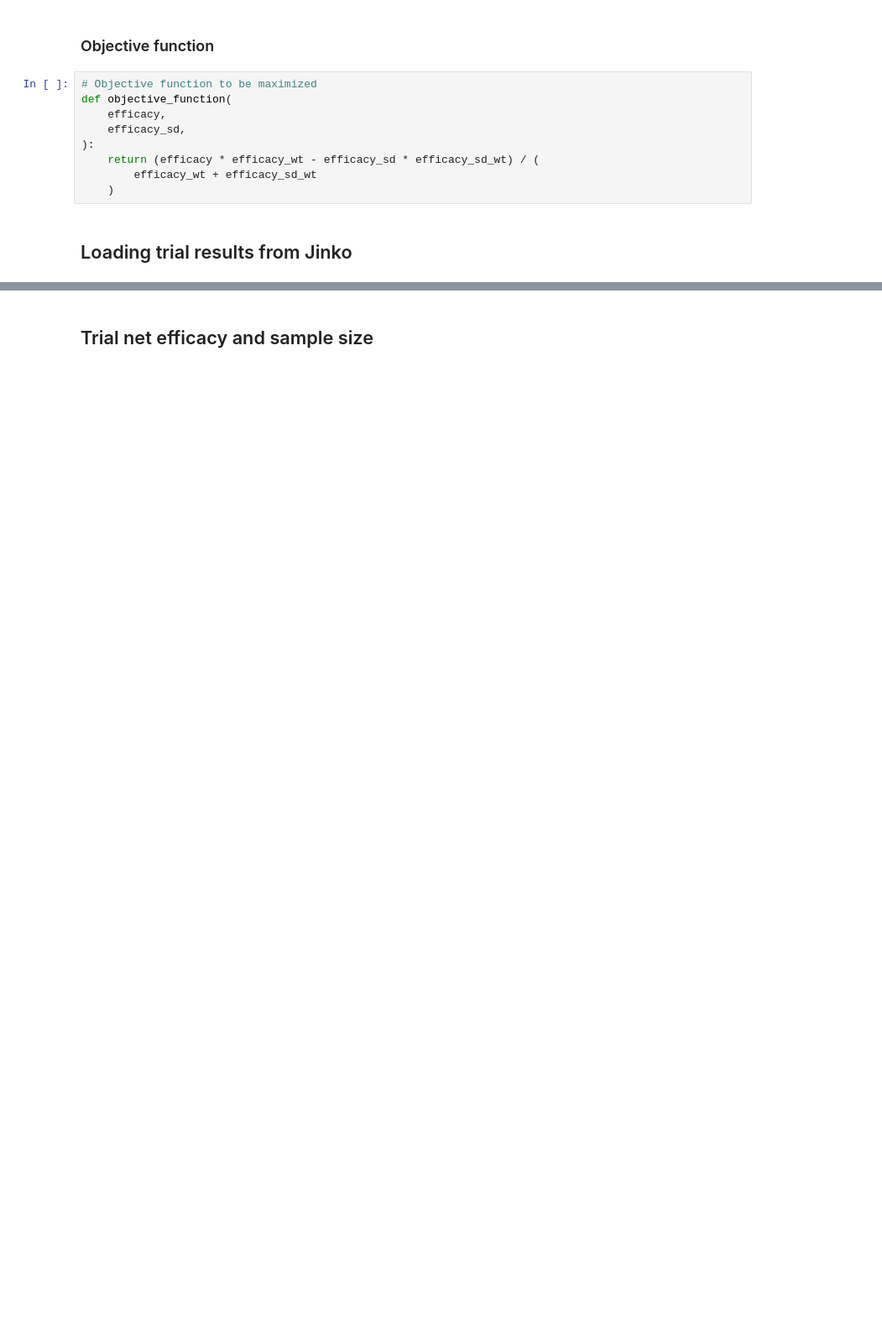
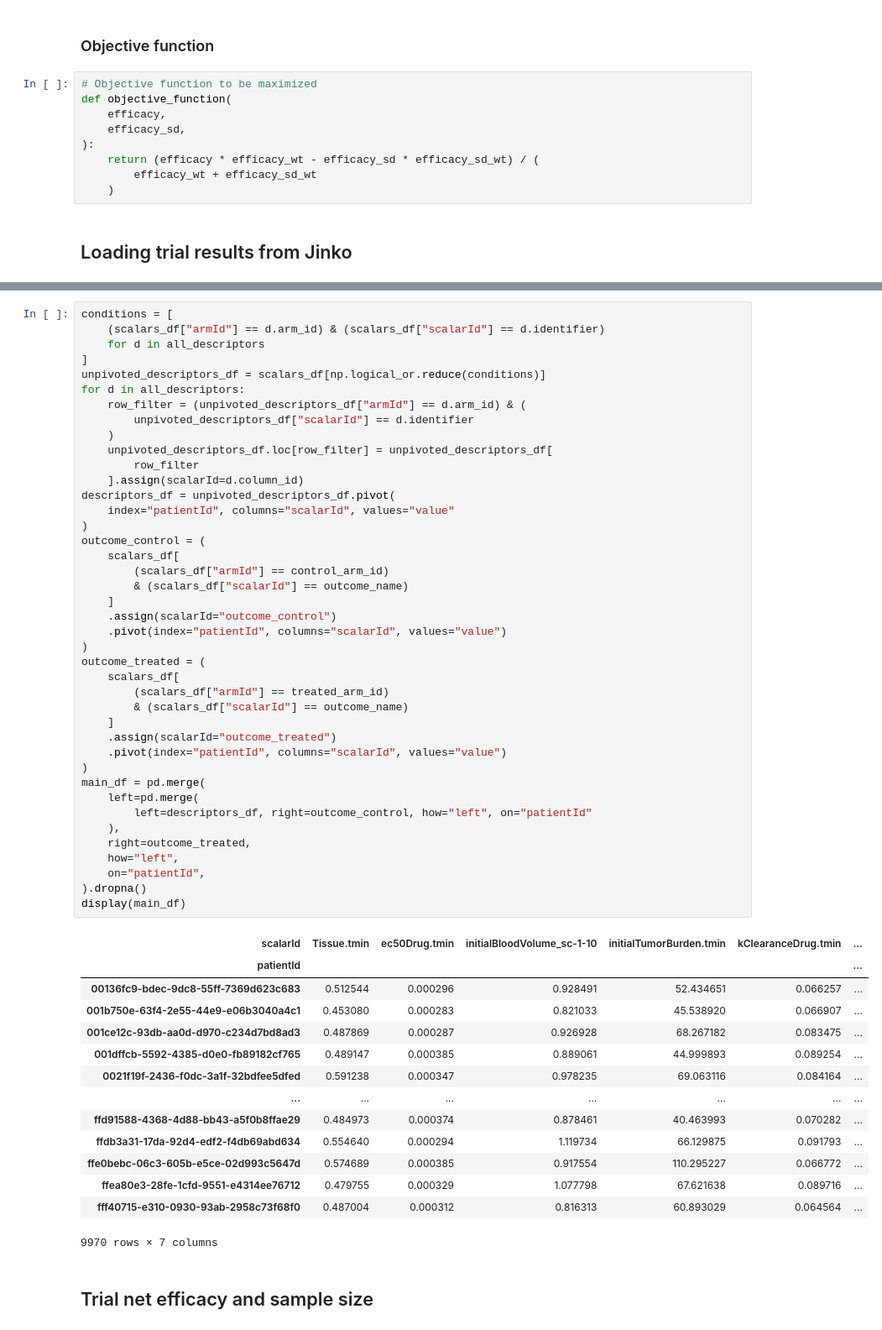
Before and after one commit to novainsilico/jinko-api-cookbook, a Jupyter notebook: cookbooks/trial_design_optimization.ipynb, the cells around one changed output, grey strips where cells are left out. Shown: that part at 84% size. Drawn from its saved outputs; the diff is of its cells as text; blank space fills up the shorter version.

```diff
--- a/cookbooks/trial_design_optimization.ipynb
+++ b/cookbooks/trial_design_optimization.ipynb
@@ -178,3 +179,59 @@ treated_arm_scalars table has 10000 rows
+# %%
+conditions = [
+    (scalars_df["armId"] == d.arm_id) & (scalars_df["scalarId"] == d.identifier)
+    for d in all_descriptors
+]
+unpivoted_descriptors_df = scalars_df[np.logical_or.reduce(conditions)]
+for d in all_descriptors:
+    row_filter = (unpivoted_descriptors_df["armId"] == d.arm_id) & (
+        unpivoted_descriptors_df["scalarId"] == d.identifier
+    )
+    unpivoted_descriptors_df.loc[row_filter] = unpivoted_descriptors_df[
+        row_filter
+    ].assign(scalarId=d.column_id)
+descriptors_df = unpivoted_descriptors_df.pivot(
+    index="patientId", columns="scalarId", values="value"
+)
+outcome_control = (
+    scalars_df[
+        (scalars_df["armId"] == control_arm_id)
+        & (scalars_df["scalarId"] == outcome_name)
+    ]
+    .assign(scalarId="outcome_control")
+    .pivot(index="patientId", columns="scalarId", values="value")
+)
+outcome_treated = (
+    scalars_df[
+        (scalars_df["armId"] == treated_arm_id)
+        & (scalars_df["scalarId"] == outcome_name)
+    ]
+    .assign(scalarId="outcome_treated")
+    .pivot(index="patientId", columns="scalarId", values="value")
+)
+main_df = pd.merge(
+    left=pd.merge(
+        left=descriptors_df, right=outcome_control, how="left", on="patientId"
+    ),
+    right=outcome_treated,
+    how="left",
+    on="patientId",
+).dropna()
+display(main_df)
+# %% [output]
+| scalarId | Tissue.tmin | ec50Drug.tmin | initialBloodVolume_sc-1-10 | initialTumorBurden.tmin | kClearanceDrug.tmin | ... |
+| patientId |  |  |  |  |  | ... |
+| 00136fc9-bdec-9dc8-55ff-7369d623c683 | 0.512544 | 0.000296 | 0.928491 | 52.434651 | 0.066257 | ... |
+| 001b750e-63f4-2e55-44e9-e06b3040a4c1 | 0.453080 | 0.000283 | 0.821033 | 45.538920 | 0.066907 | ... |
+| 001ce12c-93db-aa0d-d970-c234d7bd8ad3 | 0.487869 | 0.000287 | 0.926928 | 68.267182 | 0.083475 | ... |
+| 001dffcb-5592-4385-d0e0-fb89182cf765 | 0.489147 | 0.000385 | 0.889061 | 44.999893 | 0.089254 | ... |
+| 0021f19f-2436-f0dc-3a1f-32bdfee5dfed | 0.591238 | 0.000347 | 0.978235 | 69.063116 | 0.084164 | ... |
+| ... | ... | ... | ... | ... | ... | ... |
+| ffd91588-4368-4d88-bb43-a5f0b8ffae29 | 0.484973 | 0.000374 | 0.878461 | 40.463993 | 0.070282 | ... |
+| ffdb3a31-17da-92d4-edf2-f4db69abd634 | 0.554640 | 0.000294 | 1.119734 | 66.129875 | 0.091793 | ... |
+| ffe0bebc-06c3-605b-e5ce-02d993c5647d | 0.574689 | 0.000385 | 0.917554 | 110.295227 | 0.066772 | ... |
+| ffea80e3-28fe-1cfd-9551-e4314ee76712 | 0.479755 | 0.000329 | 1.077798 | 67.621638 | 0.089716 | ... |
+| fff40715-e310-0930-93ab-2958c73f68f0 | 0.487004 | 0.000312 | 0.816313 | 60.893029 | 0.064564 | ... |
+9970 rows × 7 columns
 # %% [markdown]
 ## Trial net efficacy and sample size
 # %%
```
Also changed, not shown: parts of 16 cells of this notebook.
